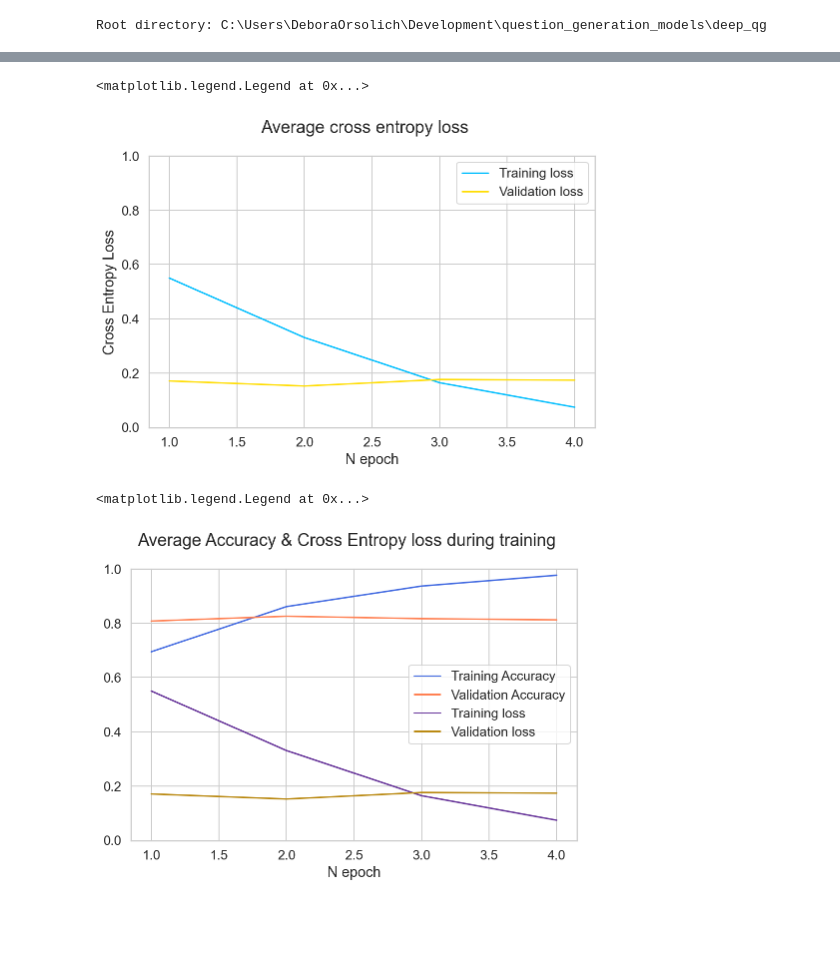
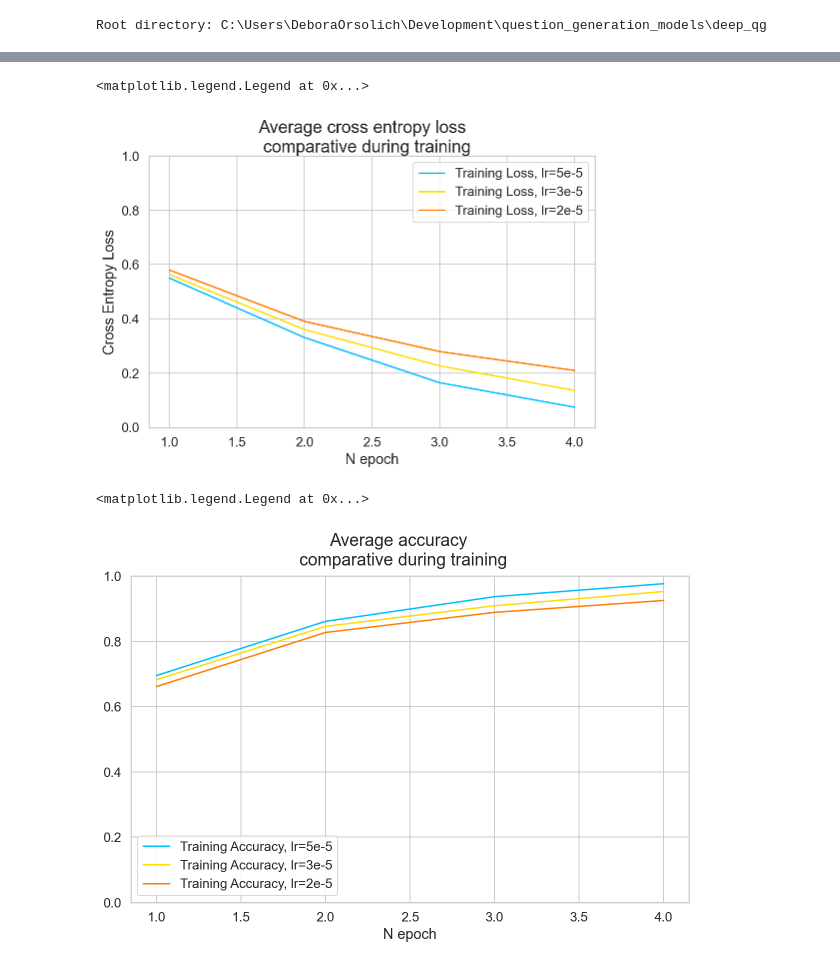
Before and after one commit to dorsolich/language-generation-with-LLM, a Jupyter notebook: qg/results_analysis/cls_results_analysis.ipynb, the cells around one changed output, grey strips where cells are left out. Drawn from its saved outputs; the diff is of its cells as text; code cells hidden in the pictures; blank space fills up the shorter version.

Commit message:
2.1.0 Results analysis

```diff
--- a/qg/results_analysis/cls_results_analysis.ipynb
+++ b/qg/results_analysis/cls_results_analysis.ipynb
@@ -21,6 +28,10 @@ np.random.seed(RANDOM_SEED)
 # %%
 ROOT_DIR = pathlib.Path().resolve().parents[1]
 print(f"Root directory: {ROOT_DIR}")
-DATA_DIR = ROOT_DIR/'qg'/'transformers_models'/'results_2022-06-20_1655742201.648833'
+DATA_DIR_5 = ROOT_DIR/'qg'/'transformers_models'/'results_2022-06-20_1655742201.648833'
+
+DATA_DIR_2 = ROOT_DIR/'qg'/'transformers_models'/'results_2022-06-29_1656525344.955264'
+
+DATA_DIR_3 = ROOT_DIR/'qg'/'transformers_models'/'results_2022-06-29_1656530658.389673'
 # %% [output]
 Root directory: C:\Users\DeboraOrsolich\Development\question_generation_models\deep_qg
@@ -42,0 +38,20 @@ dict_keys(['device', 'len_dataset', 'example_context', 'example_question', 'seed
+# %%
+import json
+
+with open(DATA_DIR_5/"train_results_distilbert_base_cased_2022-06-20_1655742201.648833.json") as f:
+    train_results_5e5 = json.load(f)
+
+with open(DATA_DIR_5/"test_results_distilbert_base_cased_2022-06-30_1656584800.9610217.json") as f:
+    val_results_5e5 = json.load(f)
+
+with open(DATA_DIR_2/"train_results_distilbert_base_cased_2022-06-29_1656525344.955264.json") as f:
+    train_results_2e5 = json.load(f)
+
+with open(DATA_DIR_2/"test_results_distilbert_base_cased_2022-06-30_1656584656.5065176.json") as f:
+    val_results_2e5 = json.load(f)
+
+with open(DATA_DIR_3/"train_results_distilbert_base_cased_2022-06-29_1656530658.389673.json") as f:
+    train_results_3e5 = json.load(f)
+
+with open(DATA_DIR_3/"test_results_distilbert_base_cased_2022-06-30_1656584939.395717.json") as f:
+    val_results_3e5 = json.load(f)
@@ -43,34 +83,37 @@ dict_keys(['device', 'len_dataset', 'example_context', 'example_question', 'seed
 # %%
-train_epoch_loss = train_results["training_epoch_loss_values"]
-val_epoch_loss = val_results["validation_epoch_loss_values"]
-# batch_loss_values =
+train_epoch_loss_5 = train_results_5e5["training_epoch_loss_values"]
+train_epoch_loss_3 = train_results_3e5["training_epoch_loss_values"]
+train_epoch_loss_2 = train_results_2e5["training_epoch_loss_values"]
+
 epoch = [i for i in range(1, 5)]
-# sns.lineplot(x=epoch, y=train_epoch_loss)
-plt.plot(epoch, train_epoch_loss, label="Training loss")
-plt.plot(epoch, val_epoch_loss, label="Validation loss")
-plt.suptitle("Average cross entropy loss")
+plt.plot(epoch, train_epoch_loss_5, label="Training Loss, lr=5e-5")
+plt.plot(epoch, train_epoch_loss_3, label="Training Loss, lr=3e-5")
+plt.plot(epoch, train_epoch_loss_2, label="Training Loss, lr=2e-5")
+
+plt.suptitle("Average cross entropy loss \n comparative during training")
 plt.xlabel('N epoch')
 plt.ylabel('Cross Entropy Loss')
 plt.ylim([0, 1])
 plt.legend()
 # %% [output]
 <matplotlib.legend.Legend at 0x...>
-[figure, old version]
+[figure, new version]
 # %%
-training_epoch_accuracy = [dic["accuracy"] for dic in train_results["training_epoch_accuracy_values"]]
-validation_epoch_accuracy = [dic["accuracy"] for dic in val_results["validation_epoch_accuracy_values"]]
-# batch_loss_values =
+training_epoch_accuracy_5 = [dic["accuracy"] for dic in train_results_5e5["training_epoch_accuracy_values"]]
+training_epoch_accuracy_3 = [dic["accuracy"] for dic in train_results_3e5["training_epoch_accuracy_values"]]
+training_epoch_accuracy_2 = [dic["accuracy"] for dic in train_results_2e5["training_epoch_accuracy_values"]]
+
+rcParams['figure.figsize'] = 10, 6
 epoch = [i for i in range(1, 5)]
-# sns.lineplot(x=epoch, y=train_epoch_loss)
-plt.plot(epoch, training_epoch_accuracy, label="Training Accuracy", color="royalblue")
-plt.plot(epoch, validation_epoch_accuracy, label="Validation Accuracy", color="coral")
-plt.plot(epoch, train_epoch_loss, label="Training loss", color="rebeccapurple")
-plt.plot(epoch, val_epoch_loss, label="Validation loss", color="darkgoldenrod")
-plt.suptitle("Average Accuracy & Cross Entropy loss during training")
+plt.plot(epoch, training_epoch_accuracy_5, label="Training Accuracy, lr=5e-5")#, color="royalblue")
+plt.plot(epoch, training_epoch_accuracy_3, label="Training Accuracy, lr=3e-5")#, color="royalblue")
+plt.plot(epoch, training_epoch_accuracy_2, label="Training Accuracy, lr=2e-5")#, color="royalblue")
+
+plt.suptitle("Average accuracy \n comparative during training")
 plt.xlabel('N epoch')
 # plt.ylabel('Accuracy')
 plt.ylim([0, 1])
 plt.legend()
 # %% [output]
 <matplotlib.legend.Legend at 0x...>
-[figure, old version]
+[figure, new version]
```
Also changed, not shown: parts of 20 cells of this notebook, 7 other files.
